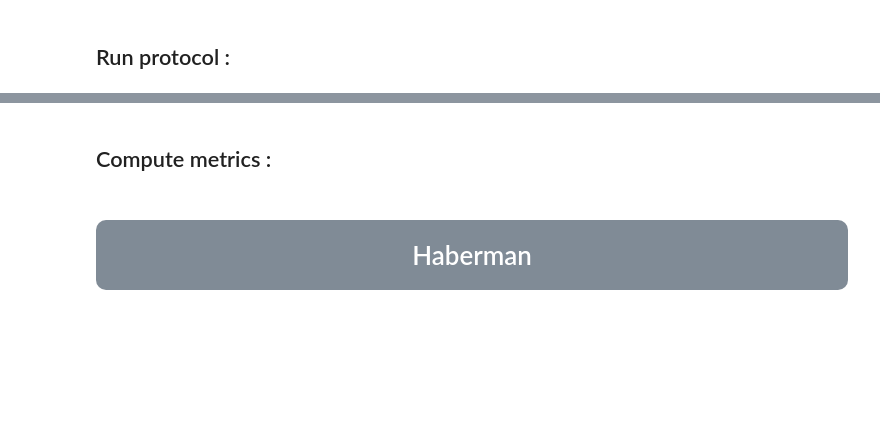
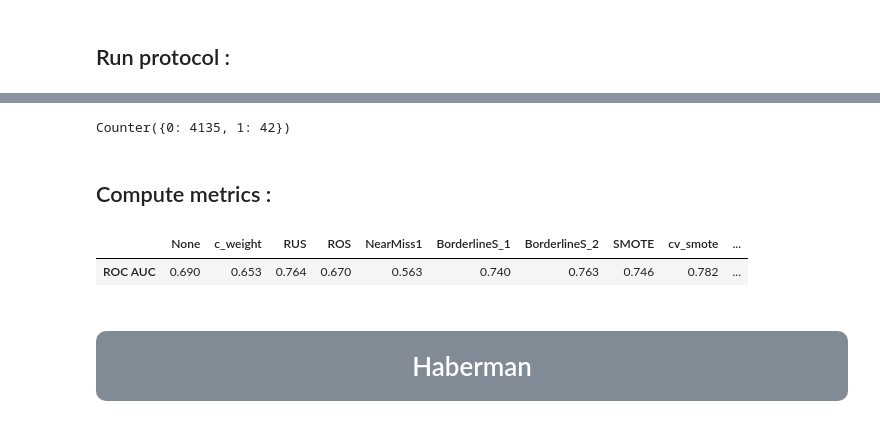
Before and after one commit to artefactory/smote_strategies_study, a Jupyter notebook: notebooks/classif_experiments.ipynb, the cells around one changed output, grey strips where cells are left out. Drawn from its saved outputs; the diff is of its cells as text; code cells hidden in the pictures; blank space fills up the shorter version.

```diff
--- a/notebooks/classif_experiments.ipynb
+++ b/notebooks/classif_experiments.ipynb
@@ -185 +220,6 @@ X_abalone, y_abalone = load_abalone_data()
+# %%
+from collections import Counter
+Counter(y_abalone)
+# %% [output]
+Counter({0: 4135, 1: 42})
 # %%
@@ -227,11 +267,14 @@ list_metric = [
 # %%
 df_final_mean_abalone,df_final_std_abalone = compute_metrics_several_protocols(
     output_dir=output_dir_path,
     init_name_file='2024-02-14-RF100_abalone_depthNone_test',
     list_metric=list_metric,
-    bool_roc_auc_only=True,n_iter=100)
+    bool_roc_auc_only=True,n_iter=1)
 
 df_final_mean_abalone.style.format(precision=3)
+# %% [output]
+|  | None | c_weight | RUS | ROS | NearMiss1 | BorderlineS_1 | BorderlineS_2 | SMOTE | cv_smote | ... |
+| ROC AUC | 0.690 | 0.653 | 0.764 | 0.670 | 0.563 | 0.740 | 0.763 | 0.746 | 0.782 | ... |
 # %% [markdown]
 <center><h1  style="color:white; background-color:#808b96; border-radius: 10px; padding:15px;"> Haberman </h1></center>
 # %% [markdown]
```
Also changed, not shown: parts of 53 cells of this notebook, 2 other files.
